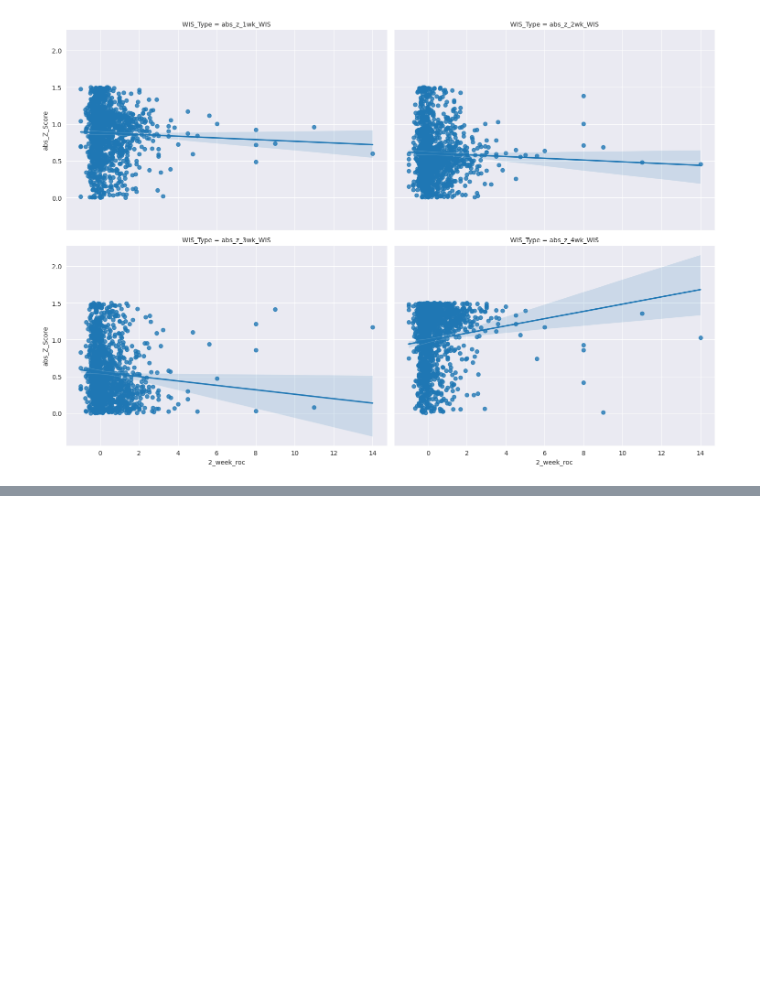
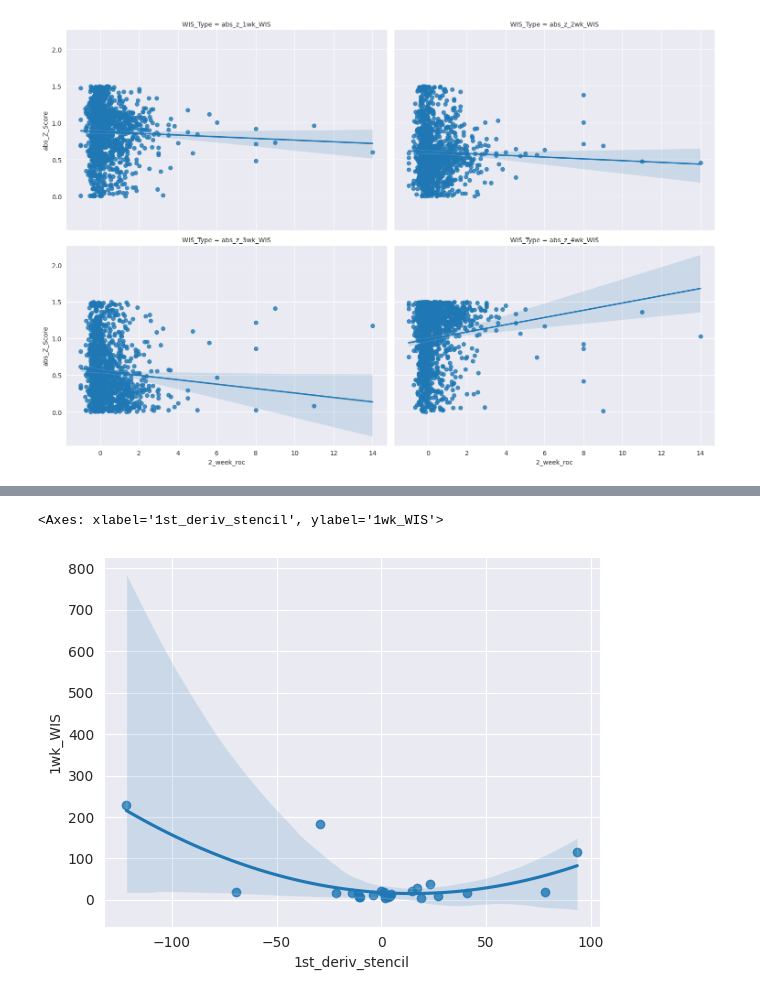
Before and after one commit to atiumcache/flu-forecast-accuracy, a Jupyter notebook: flagging_weeks_2024-06-12.ipynb, the cells around one changed output, grey strips where cells are left out. Saved outputs shown, nothing was run; the diff lists cells and outputs as text; code cells hidden in the pictures; blank space fills up the shorter version.

```diff
--- a/flagging_weeks_2024-06-12.ipynb
+++ b/flagging_weeks_2024-06-12.ipynb
@@ -159,0 +167,5 @@ plt.show()
+# %%
+import pandas as pd
+import seaborn as sns
+df = pd.read_csv('hosp_roc/01.csv')
+df.head()
@@ -159,0 +179,5 @@ plt.show()
+# %%
+sns.regplot(data = df, x = '1st_deriv_stencil', y = '1wk_WIS', order=2)
+# %% [output]
+<Axes: xlabel='1st_deriv_stencil', ylabel='1wk_WIS'>
+[figure, added]
```
Also changed, not shown: parts of 8 cells of this notebook, 55 other files.
